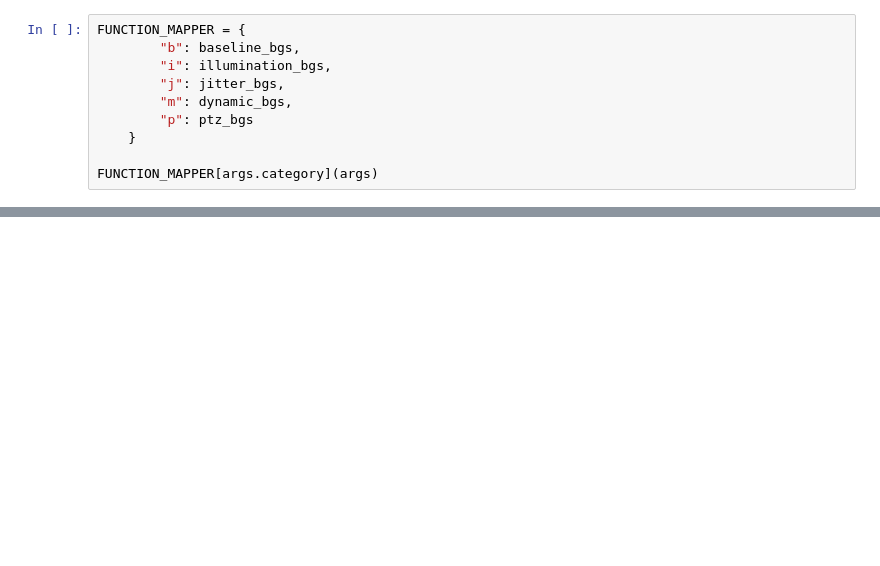
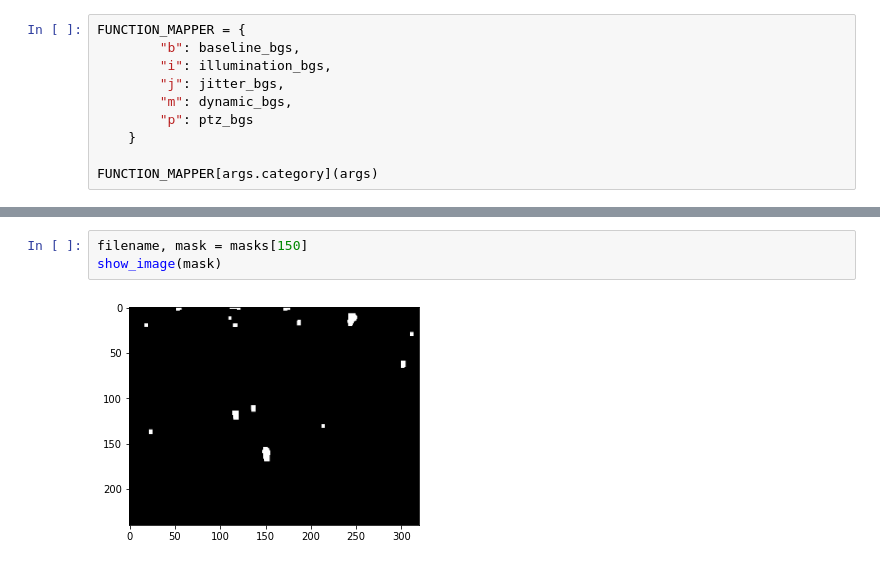
Before and after one commit to chiragmohapatra/BackgroundSubtraction, a Jupyter notebook: main.ipynb, the cells around one changed output, grey strips where cells are left out. Drawn from its saved outputs; the diff is of its cells as text; blank space fills up the shorter version.

```diff
--- a/main.ipynb
+++ b/main.ipynb
@@ -248,0 +223,5 @@ show_image_gray(mask)
+# %%
+filename, mask = masks[150]
+show_image(mask)
+# %% [output]
+[figure, added]
```
Also changed, not shown: parts of 17 cells of this notebook, 5 other files.
